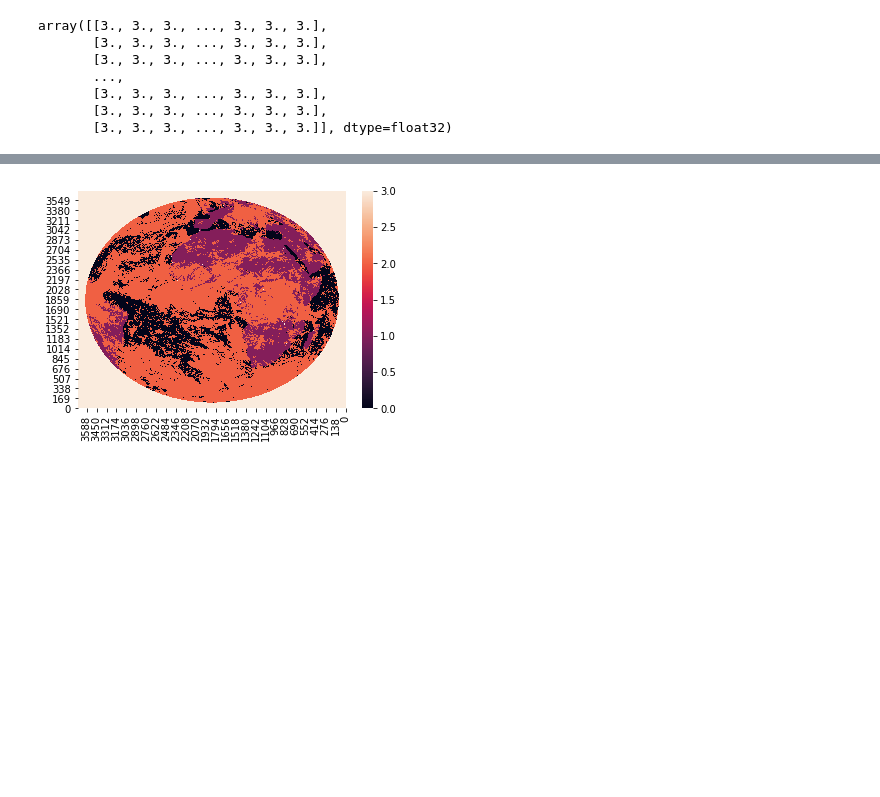
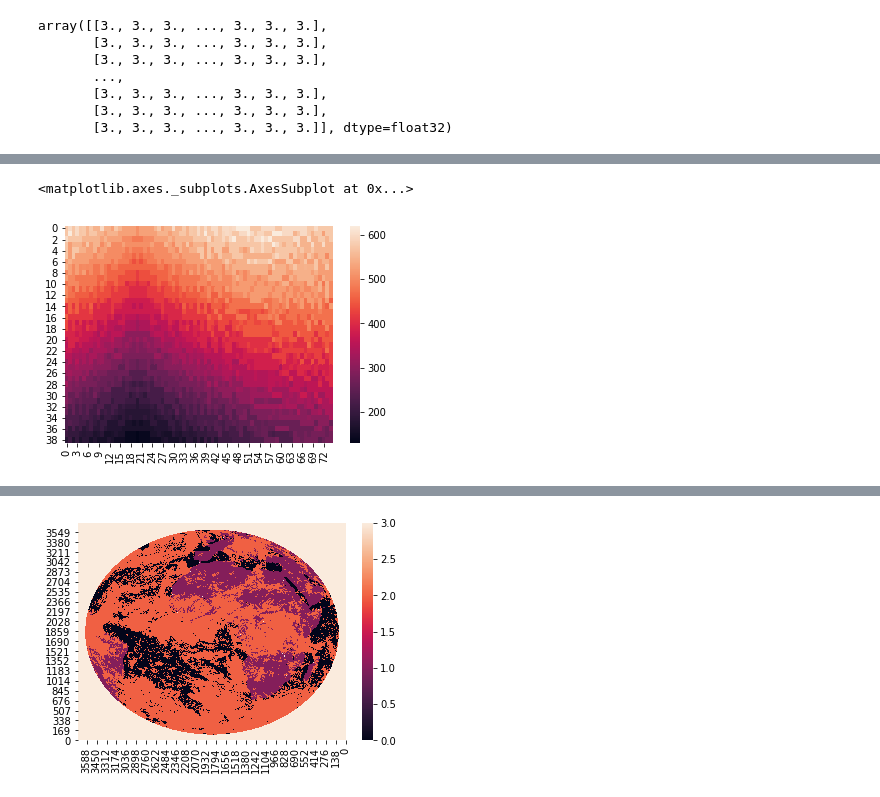
Before and after one commit to hannasv/ms, a Jupyter notebook: notebooks/ReadingSateliteData.ipynb, the cells around one changed output, grey strips where cells are left out. Saved outputs shown, nothing was run; the diff lists cells and outputs as text; code cells hidden in the pictures; blank space fills up the shorter version.

```diff
--- a/notebooks/ReadingSateliteData.ipynb
+++ b/notebooks/ReadingSateliteData.ipynb
@@ -402,2 +442,7 @@ OBS the nr 3. lon: 0.0 lat: 58.5   || meanlon 0.849968433380127 mean lat 39.0938
+# %%
+sns.heatmap(cnt_cells)
+# %% [output]
+<matplotlib.axes._subplots.AxesSubplot at 0x...>
+[figure, added]
 # %%
 sns.heatmap(clm)
```
Also changed, not shown: parts of 38 cells of this notebook.
